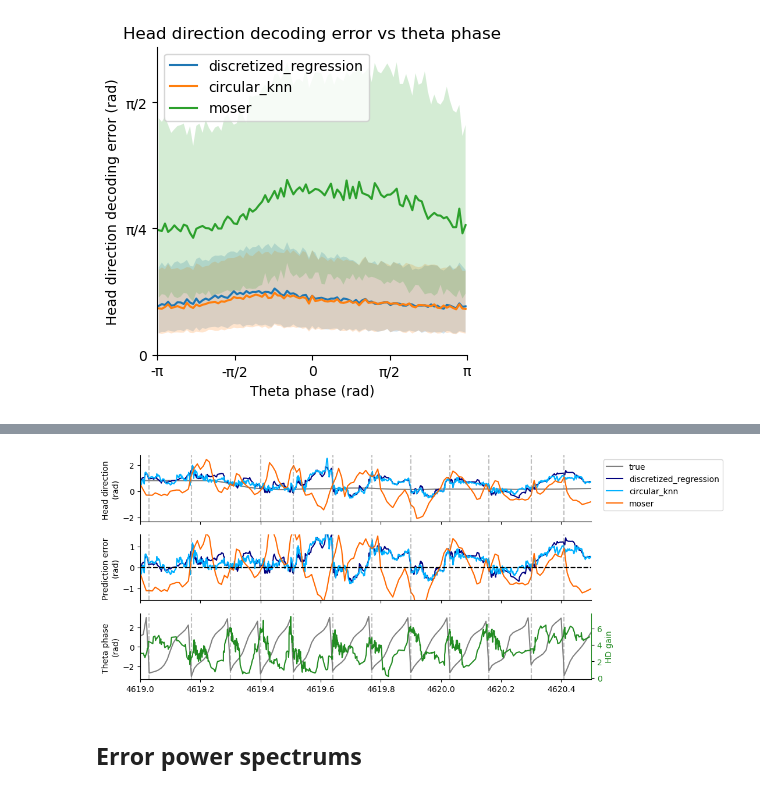
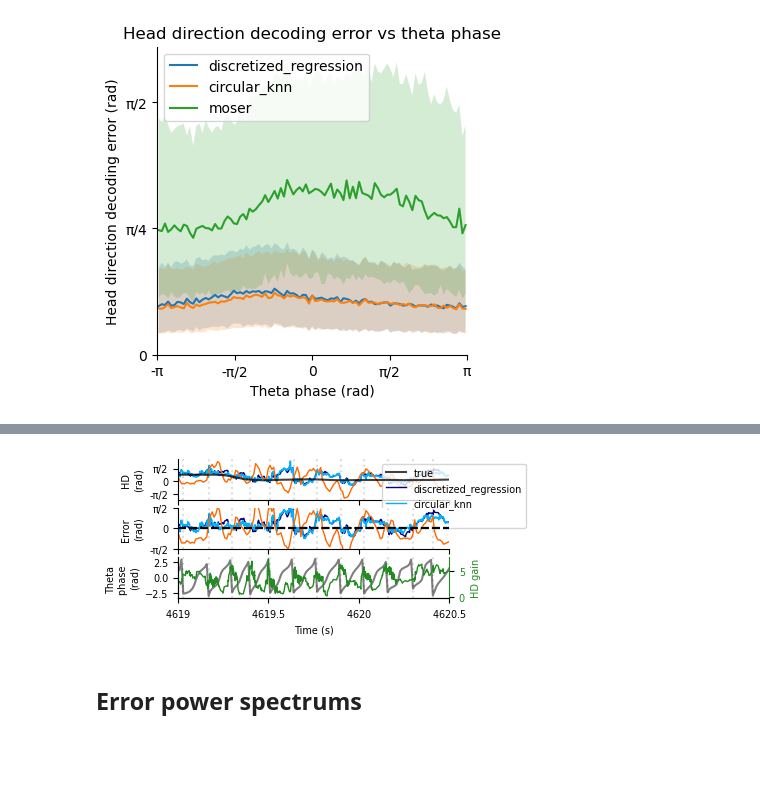
Before and after one commit to samuelbray32/c3po_publication, a Jupyter notebook: Fig3/mec_analyze_headDecoding.ipynb, the cells around one changed output, grey strips where cells are left out. Cells and saved outputs as stored; diff of their text form; code cells hidden in the pictures; blank space fills up the shorter version.

```diff
--- a/Fig3/mec_analyze_headDecoding.ipynb
+++ b/Fig3/mec_analyze_headDecoding.ipynb
@@ -18,18 +17,23 @@ from src.c3po.model.model import C3PO
 # Loading
 # %% [markdown]
 ## Load in data objects
+# %%
+from utils import download_ebrains_file
+from pathlib import Path
+local_dir = Path("/stelmo/sam/tmp") # Change this to your desired local directory
+
+data_path = download_ebrains_file(
+    remote_path="sharing_v4/navigation/of/27765_2.mat",
+    local_path=local_dir / "27765_2.mat",
+)
 # %%
 import numpy as np
 from scipy.io import loadmat
 
-data_name = "/stelmo/sam/c3po_results/moserdata.mat"
-# data_name = "/stelmo/sam/c3po_datasets/moser_mec_25843_2_openfield.mat"
-
 
 data = loadmat(
-    data_name
-    # "/stelmo/sam/c3po_datasets/moser_mec_25843_2_openfield.mat"
-)  # in the downloadable Vollan archive, this is 27765_2.mat  (potentially can do this with any other data file)
+    data_path
+)
 
 
 def mat_fields(s):
@@ -373,5 +399,8 @@ fig.savefig(figure_folder / "hd_error_vs_theta_phase.svg")
 # %%
-fig, ax = plt.subplots(nrows=3, sharex=True, figsize=(10, 5))
+# fig, ax = plt.subplots(nrows=3, sharex=True, figsize=(10, 5))
+fig, ax = plt.subplots(nrows=3, sharex=True, figsize=(3.5,1.8))
+lw=1
+plt.rcParams["font.size"] = 7
 
 t_rng = 5000.5, 5002
 t_rng = 4619, 4620.5
@@ -384,56 +413,59 @@ colors = plt.cm.jet([0,.3,.8])
 feature_ind = np.logical_and(t_feature >= t_rng[0], t_feature <= t_rng[1])
 xx = t_feature[feature_ind]
 yy = feature[feature_ind]
-pred_ax.plot(xx, yy, c="k", alpha=0.5, label="true")
+pred_ax.plot(xx, yy, c="k", alpha=0.75, label="true",zorder=10)
 for i, (decoder, results) in enumerate(decoder_results.items()):
     t_pred = results["t_pred"]
     feature_pred = results["hd_pred"]
     error = results["hd_error"]
     ind_pred = np.logical_and(t_pred >= t_rng[0], t_pred <= t_rng[1])
-    pred_ax.plot(t_pred[ind_pred], feature_pred[ind_pred], c=colors[i], label=decoder)
+    pred_ax.plot(t_pred[ind_pred], feature_pred[ind_pred], c=colors[i], label=decoder,lw=lw)
 
 
 
     # ind_map = np.digitize(t_pred, t_feature)
     # error = feature_pred - feature[ind_map]
-    err_ax.plot(t_pred[ind_pred], error[ind_pred], c=colors[i], label=decoder)
+    err_ax.plot(t_pred[ind_pred], error[ind_pred], c=colors[i], label=decoder,lw=lw)
     err_ax.axhline(0, c="k", ls="--")
     err_ax.set_ylim(-np.pi / 2, np.pi / 2)
 
+pred_ax.set_yticks([ -np.pi / 2, 0, np.pi / 2, ], [ "-π/2", "0", "π/2",])
 pred_ax.legend(bbox_to_anchor=(1.30, 1), loc="upper right")
+err_ax.set_yticks([ -np.pi / 2, 0, np.pi / 2, ], [ "-π/2", "0", "π/2",])
 
 ind_gain =np.logical_and(analysis.t >= t_rng[0], analysis.t <= t_rng[1])
 gain_ax = theta_ax.twinx()
-gain_ax.plot(analysis.t[ind_gain], hd_gain[ind_gain], c=gain_color, label="HD gain")
+gain_ax.plot(analysis.t[ind_gain], hd_gain[ind_gain], c=gain_color, label="HD gain", lw=lw)
 gain_ax.set_ylabel("HD gain", color=gain_color)
 gain_ax.tick_params(axis='y', labelcolor=gain_color)
 gain_ax.spines['right'].set_color(gain_color)
 gain_ax.spines['top'].set_visible(False)
 
 # err_ax.legend()
 
 theta_ax.plot(t_feature[feature_ind], thetaphase[feature_ind], c="k", alpha=0.5)
 
 
 delta_theta = np.diff(thetaphase[feature_ind], prepend=0)
 ind_mark = np.where(np.abs(delta_theta) > np.pi)[0]
 for im in ind_mark:
     for a in ax:
-        a.axvline(t_feature[feature_ind][im], c="gray", ls="--", alpha=0.5)
+        a.axvline(t_feature[feature_ind][im], c="lightgray", ls=":", alpha=0.75, zorder=-10)
 
 for a in ax:
     a.spines[["right", "top"]].set_visible(False)
 
 plt.xlim(*t_rng)
 
-pred_ax.set_ylabel("Head direction \n(rad)")
-err_ax.set_ylabel("Prediction error \n(rad)")
-theta_ax.set_ylabel("Theta phase \n(rad)")
-plt.xlabel("Time (s)")
+pred_ax.set_ylabel("HD \n(rad)")
+err_ax.set_ylabel("Error \n(rad)")
+theta_ax.set_ylabel("Theta \nphase \n(rad)")
+theta_ax.set_xticks([4619, 4619.5, 4620,4620.5 ],labels=[r"$4619$", r"$4619.5$", r"$4620$", r"$4620.5$"],)
+theta_ax.set_xlabel("Time (s)")
 
 fig.savefig(figure_folder / "head_direction_decoding_example.svg")
 # %% [output]
-[figure, old version]
+[figure, new version]
 # %% [markdown]
 ## Error power spectrums
 # %%
```
Also changed, not shown: parts of 7 cells of this notebook, 3 other files.
